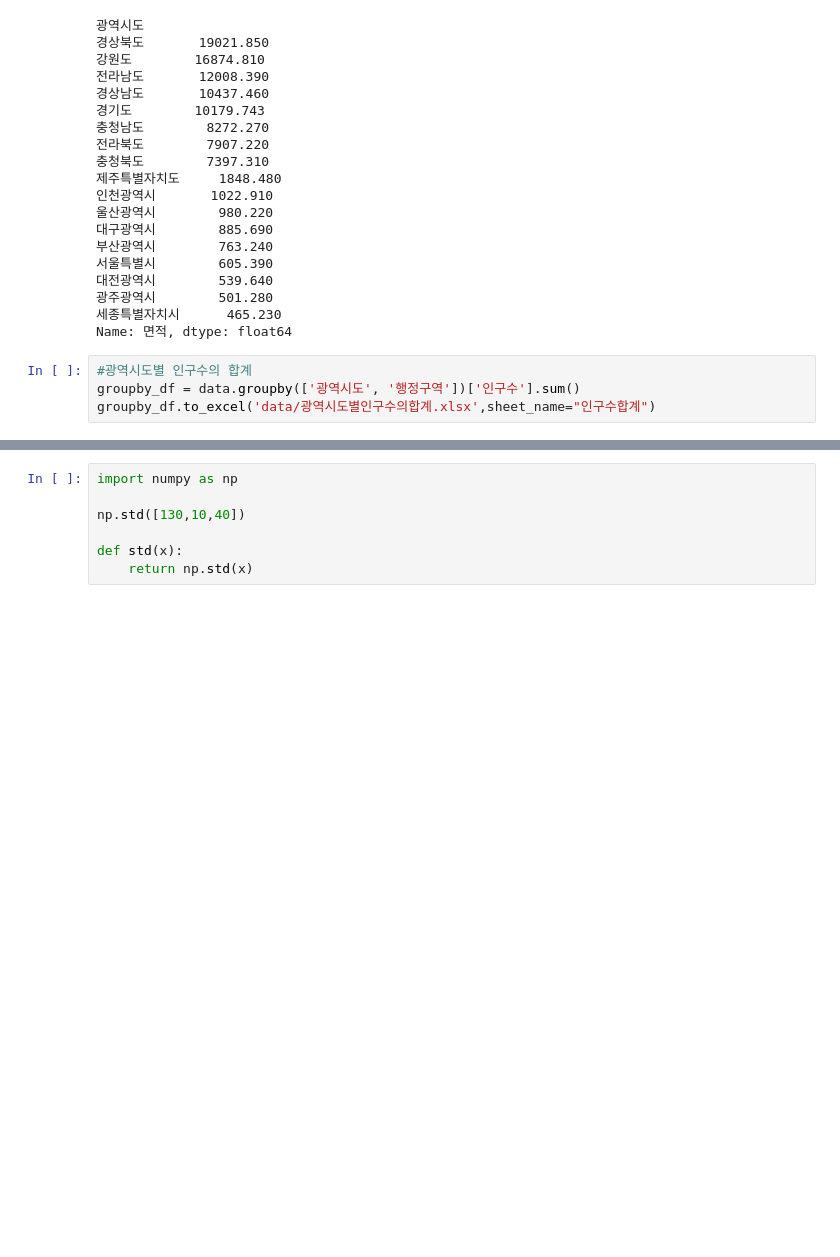
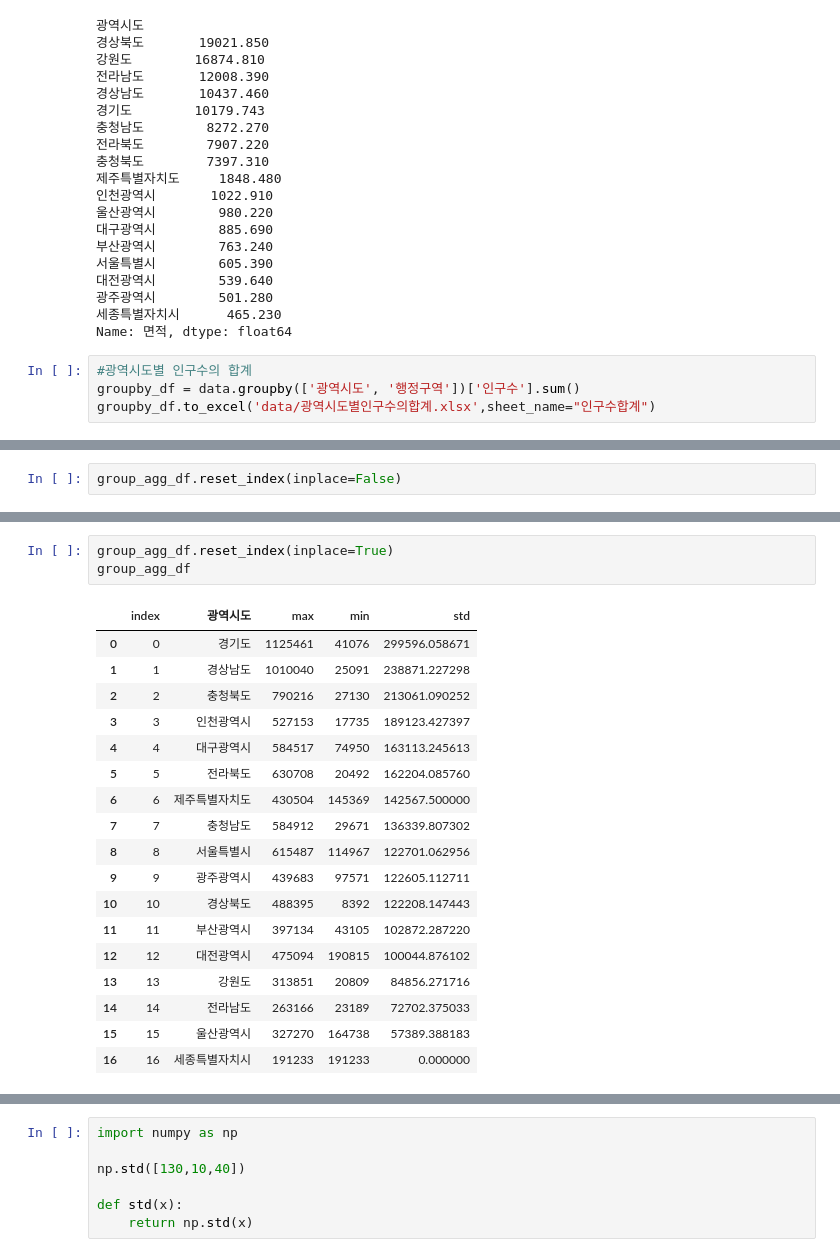
Before and after one commit to JHAsis/ibk_webscraping, a Jupyter notebook: 01.행정구역정보 분석.ipynb, the cells around one changed output, grey strips where cells are left out. Saved outputs shown, nothing was run; the diff lists cells and outputs as text; blank space fills up the shorter version.

```diff
--- a/01.행정구역정보 분석.ipynb
+++ b/01.행정구역정보 분석.ipynb
@@ -584,0 +586,2 @@ data.groupby('광역시도')['인구수'].agg(['max','min',std])
+# %%
+group_agg_df.reset_index(inplace=False)
@@ -584,0 +607,22 @@ data.groupby('광역시도')['인구수'].agg(['max','min',std])
+# %%
+group_agg_df.reset_index(inplace=True)
+group_agg_df
+# %% [output]
+|  | index | 광역시도 | max | min | std |
+| 0 | 0 | 경기도 | 1125461 | 41076 | 299596.058671 |
+| 1 | 1 | 경상남도 | 1010040 | 25091 | 238871.227298 |
+| 2 | 2 | 충청북도 | 790216 | 27130 | 213061.090252 |
+| 3 | 3 | 인천광역시 | 527153 | 17735 | 189123.427397 |
+| 4 | 4 | 대구광역시 | 584517 | 74950 | 163113.245613 |
+| 5 | 5 | 전라북도 | 630708 | 20492 | 162204.085760 |
+| 6 | 6 | 제주특별자치도 | 430504 | 145369 | 142567.500000 |
+| 7 | 7 | 충청남도 | 584912 | 29671 | 136339.807302 |
+| 8 | 8 | 서울특별시 | 615487 | 114967 | 122701.062956 |
+| 9 | 9 | 광주광역시 | 439683 | 97571 | 122605.112711 |
+| 10 | 10 | 경상북도 | 488395 | 8392 | 122208.147443 |
+| 11 | 11 | 부산광역시 | 397134 | 43105 | 102872.287220 |
+| 12 | 12 | 대전광역시 | 475094 | 190815 | 100044.876102 |
+| 13 | 13 | 강원도 | 313851 | 20809 | 84856.271716 |
+| 14 | 14 | 전라남도 | 263166 | 23189 | 72702.375033 |
+| 15 | 15 | 울산광역시 | 327270 | 164738 | 57389.388183 |
+| 16 | 16 | 세종특별자치시 | 191233 | 191233 | 0.000000 |
```
Also changed, not shown: parts of 16 cells of this notebook.
